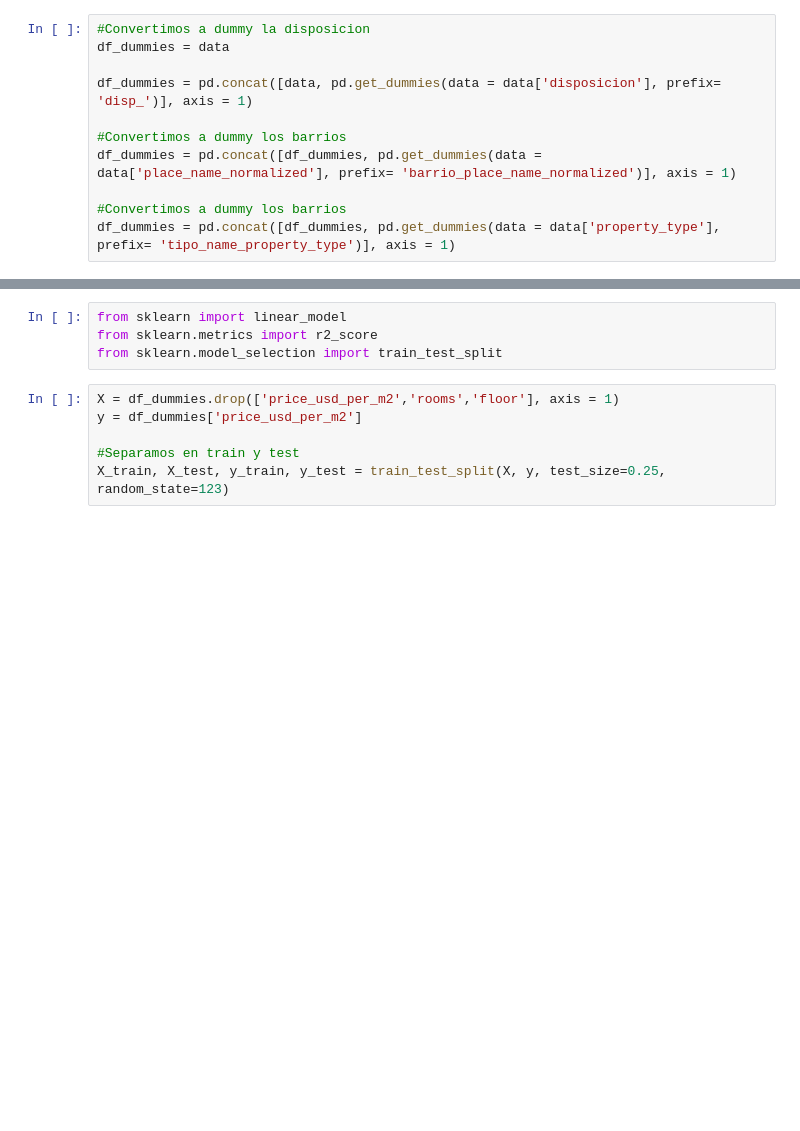
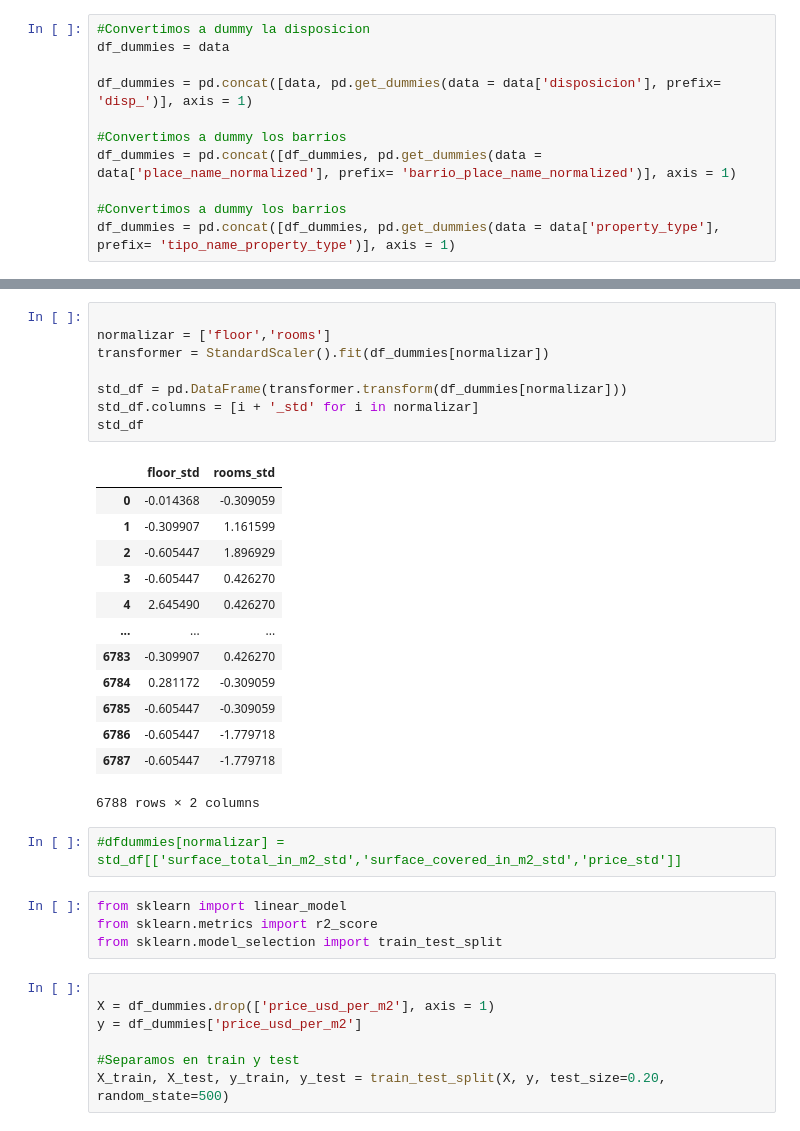
Before and after one commit to casagrandeale/TPDigitalHouse, a Jupyter notebook: tp/TP2.ipynb, the cells around one changed output, grey strips where cells are left out. Saved outputs shown, nothing was run; the diff lists cells and outputs as text; blank space fills up the shorter version.

```diff
--- a/tp/TP2.ipynb
+++ b/tp/TP2.ipynb
@@ -28,12 +47,37 @@ df_dummies.reset_index(inplace=True, drop=True)
+# %%
+
+normalizar = ['floor','rooms']
+transformer = StandardScaler().fit(df_dummies[normalizar])
+
+std_df = pd.DataFrame(transformer.transform(df_dummies[normalizar]))
+std_df.columns = [i + '_std' for i in normalizar]
+std_df
+# %% [output]
+|  | floor_std | rooms_std |
+| 0 | -0.014368 | -0.309059 |
+| 1 | -0.309907 | 1.161599 |
+| 2 | -0.605447 | 1.896929 |
+| 3 | -0.605447 | 0.426270 |
+| 4 | 2.645490 | 0.426270 |
+| ... | ... | ... |
+| 6783 | -0.309907 | 0.426270 |
+| 6784 | 0.281172 | -0.309059 |
+| 6785 | -0.605447 | -0.309059 |
+| 6786 | -0.605447 | -1.779718 |
+| 6787 | -0.605447 | -1.779718 |
+6788 rows × 2 columns
+# %%
+#dfdummies[normalizar] = std_df[['surface_total_in_m2_std','surface_covered_in_m2_std','price_std']]
 # %%
 from sklearn import linear_model
 from sklearn.metrics import r2_score
 from sklearn.model_selection import train_test_split
 # %%
-X = df_dummies.drop(['price_usd_per_m2','rooms','floor'], axis = 1)
+
+X = df_dummies.drop(['price_usd_per_m2'], axis = 1)
 y = df_dummies['price_usd_per_m2']
 
 #Separamos en train y test
-X_train, X_test, y_train, y_test = train_test_split(X, y, test_size=0.25, random_state=123)
+X_train, X_test, y_train, y_test = train_test_split(X, y, test_size=0.20, random_state=500)
 # %%
 
```
Also changed, not shown: parts of 13 cells of this notebook.
